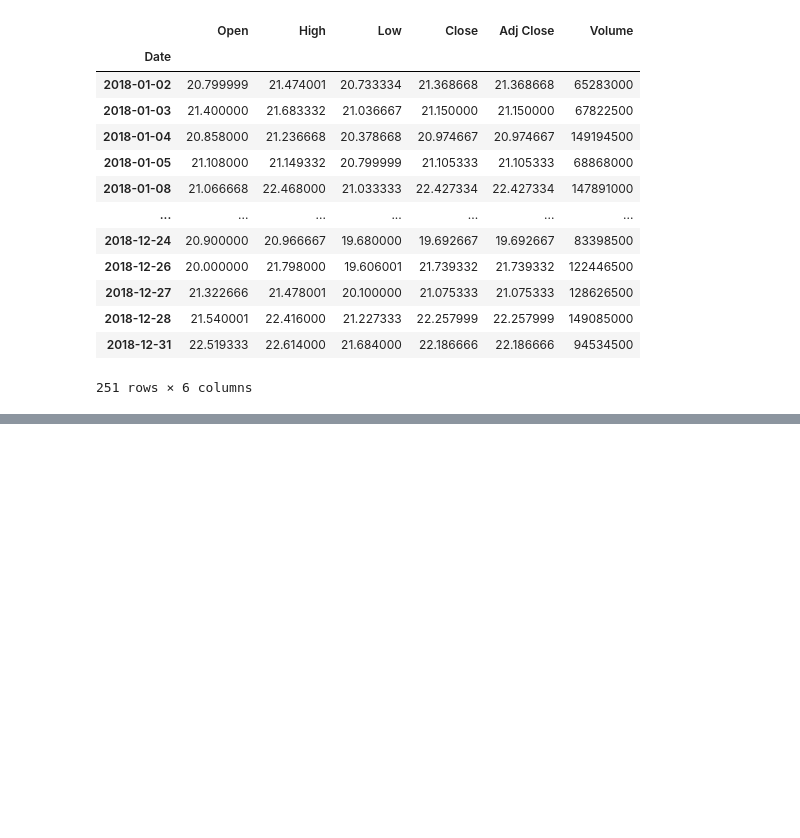
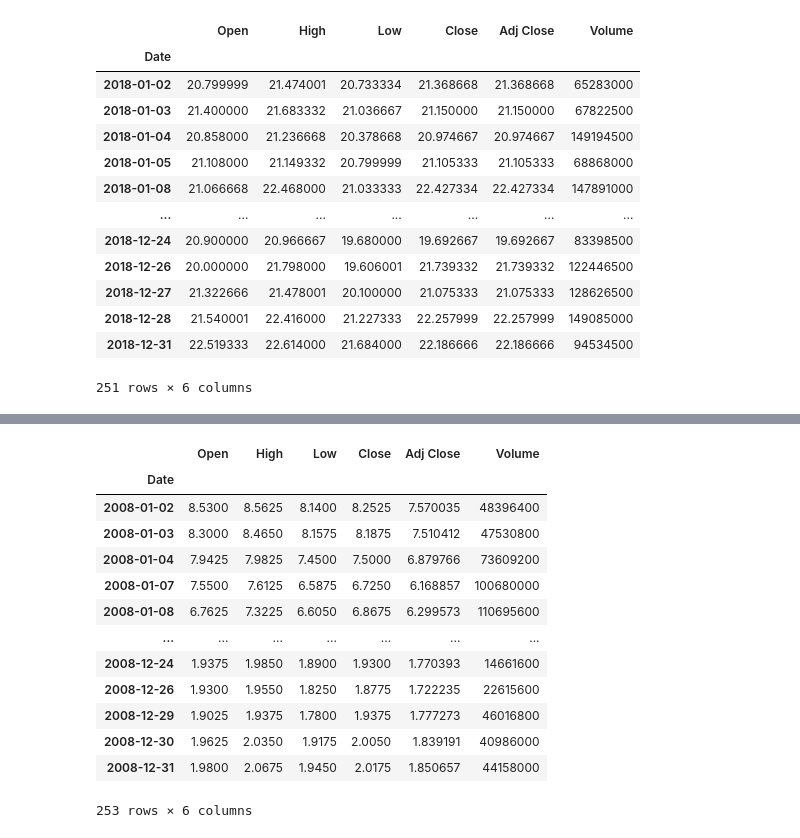
Before and after one commit to vcdemy/20240312, a Jupyter notebook: 20240312-Pandas.ipynb, the cells around one changed output, grey strips where cells are left out. Saved outputs shown, nothing was run; the diff lists cells and outputs as text; code cells hidden in the pictures; blank space fills up the shorter version.

```diff
--- a/20240312-Pandas.ipynb
+++ b/20240312-Pandas.ipynb
@@ -174,0 +287,17 @@ df.loc['2018']
+# %%
+df.loc['2008']
+# %% [output]
+|  | Open | High | Low | Close | Adj Close | Volume |
+| Date |  |  |  |  |  |  |
+| 2008-01-02 | 8.5300 | 8.5625 | 8.1400 | 8.2525 | 7.570035 | 48396400 |
+| 2008-01-03 | 8.3000 | 8.4650 | 8.1575 | 8.1875 | 7.510412 | 47530800 |
+| 2008-01-04 | 7.9425 | 7.9825 | 7.4500 | 7.5000 | 6.879766 | 73609200 |
+| 2008-01-07 | 7.5500 | 7.6125 | 6.5875 | 6.7250 | 6.168857 | 100680000 |
+| 2008-01-08 | 6.7625 | 7.3225 | 6.6050 | 6.8675 | 6.299573 | 110695600 |
+| ... | ... | ... | ... | ... | ... | ... |
+| 2008-12-24 | 1.9375 | 1.9850 | 1.8900 | 1.9300 | 1.770393 | 14661600 |
+| 2008-12-26 | 1.9300 | 1.9550 | 1.8250 | 1.8775 | 1.722235 | 22615600 |
+| 2008-12-29 | 1.9025 | 1.9375 | 1.7800 | 1.9375 | 1.777273 | 46016800 |
+| 2008-12-30 | 1.9625 | 2.0350 | 1.9175 | 2.0050 | 1.839191 | 40986000 |
+| 2008-12-31 | 1.9800 | 2.0675 | 1.9450 | 2.0175 | 1.850657 | 44158000 |
+253 rows × 6 columns
```
Also changed, not shown: parts of 12 cells of this notebook.
